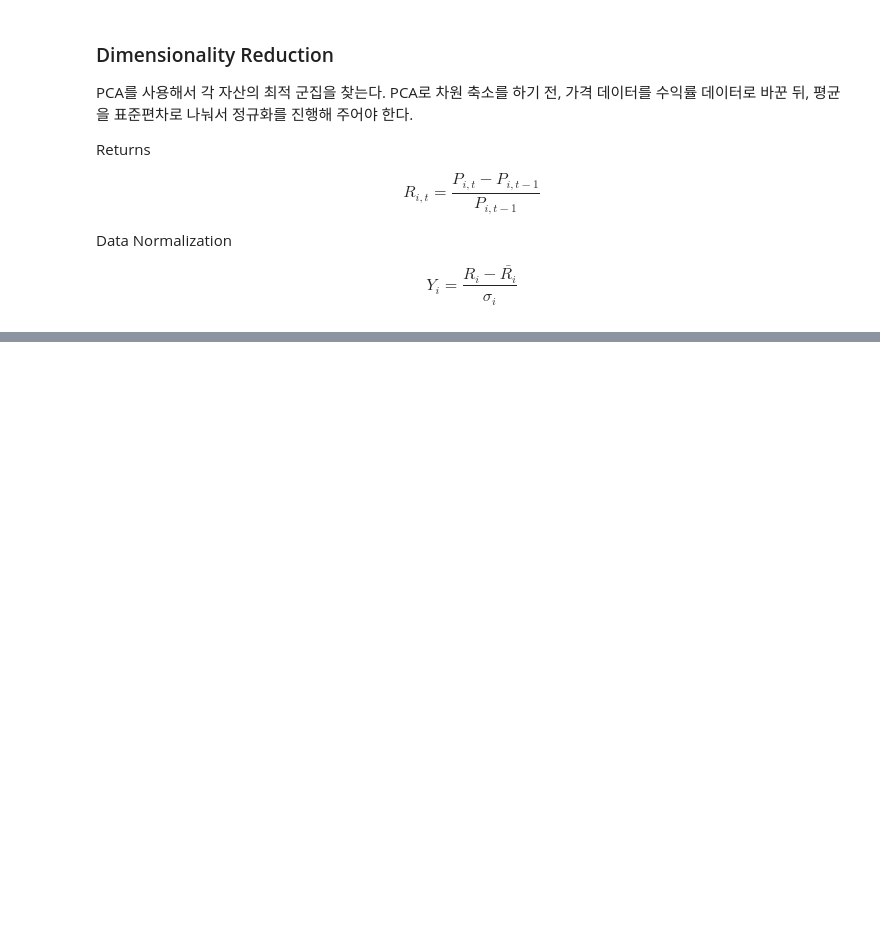
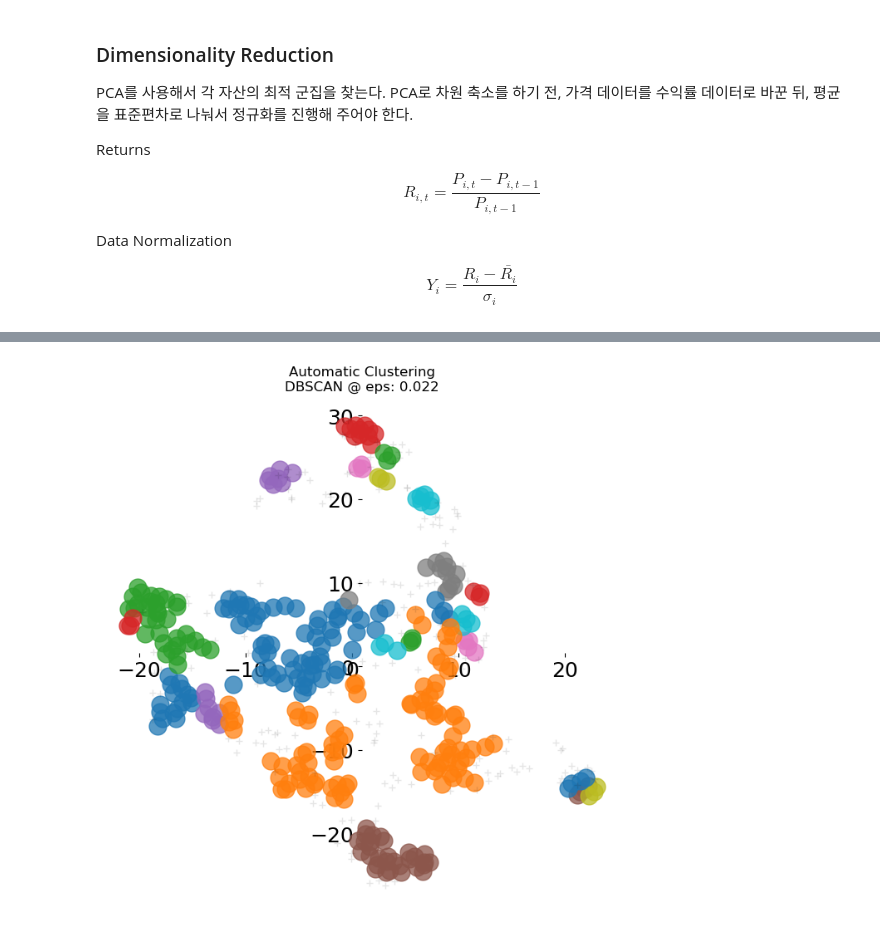
Before and after one commit to Tommylee1013/MLTrading, a Jupyter notebook: Notes/MachineLearningApproach/pair_selection.ipynb, the cells around one changed output, grey strips where cells are left out. Drawn from its saved outputs; the diff is of its cells as text; code cells hidden in the pictures; blank space fills up the shorter version.

```diff
--- a/Notes/MachineLearningApproach/pair_selection.ipynb
+++ b/Notes/MachineLearningApproach/pair_selection.ipynb
@@ -42,0 +86,12 @@ ps.plot_pca_matrix();
+# %%
+ps.cluster_using_dbscan(
+    eps = 0.022, # epsilon = 0.022
+    min_samples = 3,
+    metric = 'euclidean'
+)
+ps.plot_clustering_info(
+    method = 'DBSCAN @ eps: 0.022',
+    figsize = (8,8)
+)
+# %% [output]
+[figure, added]
```
Also changed, not shown: parts of 21 cells of this notebook.
